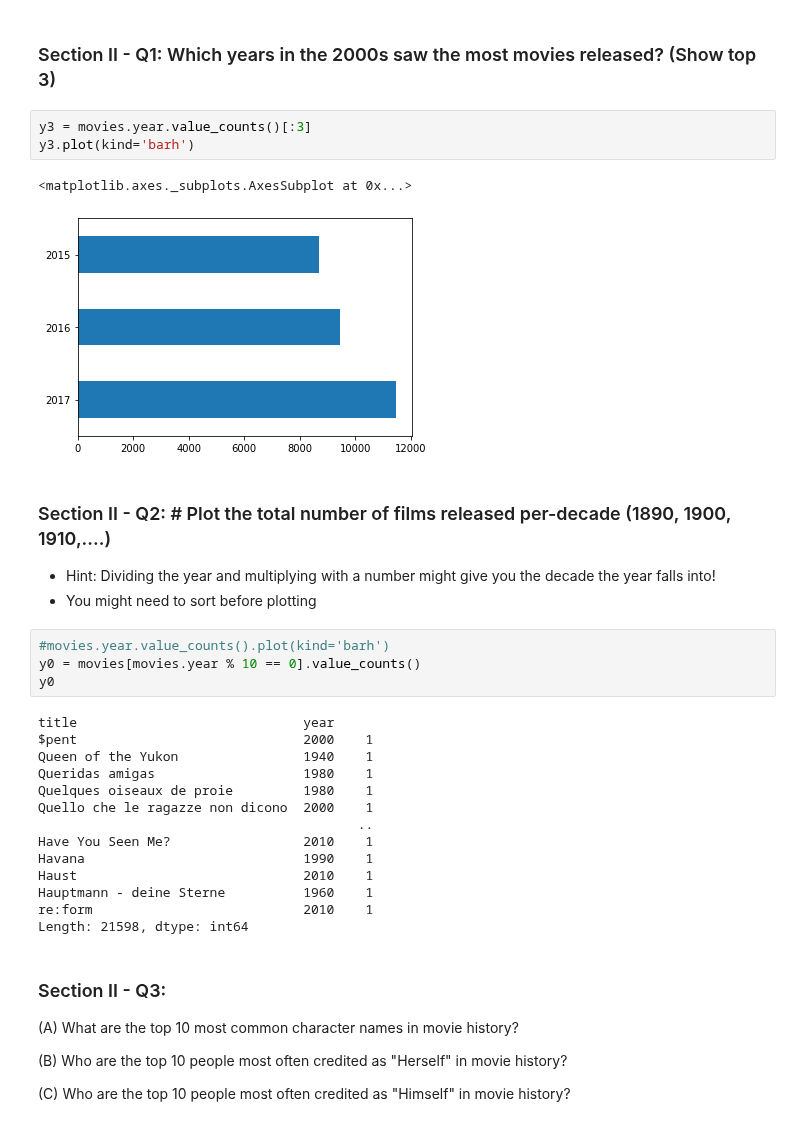
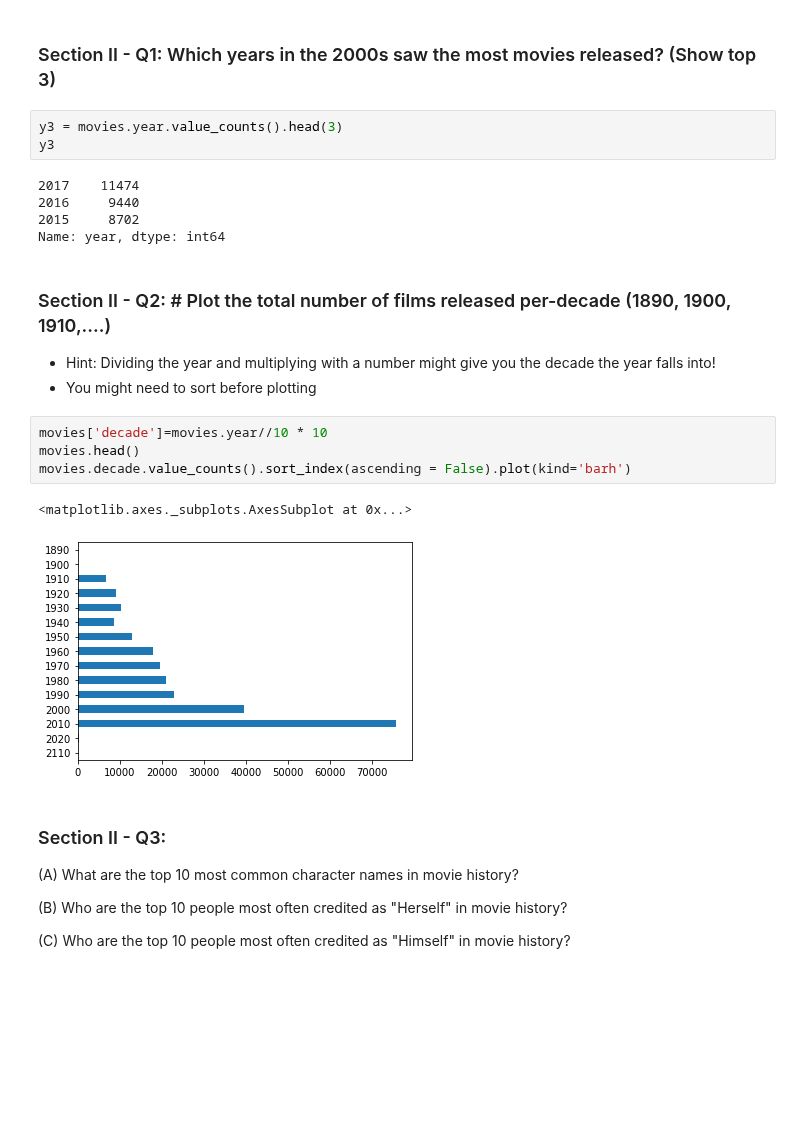
Before and after one commit to aq2oo3/mec-mini-projects, a Jupyter notebook: mec-5.3.10-data-wranging-with-pandas-mini-project/Mini_Project_Data_Wrangling_Pandas.ipynb, the cells around one changed output. Saved outputs shown, nothing was run; the diff lists cells and outputs as text; blank space fills up the shorter version.

```diff
--- a/mec-5.3.10-data-wranging-with-pandas-mini-project/Mini_Project_Data_Wrangling_Pandas.ipynb
+++ b/mec-5.3.10-data-wranging-with-pandas-mini-project/Mini_Project_Data_Wrangling_Pandas.ipynb
@@ -382,33 +377,24 @@ top_ten.plot(kind='barh')
 # %% [markdown]
 ### Section II - Q1:  Which years in the 2000s saw the most movies released? (Show top 3)
 # %%
-y3 = movies.year.value_counts()[:3]
-y3.plot(kind='barh')
+y3 = movies.year.value_counts().head(3)
+y3
 # %% [output]
-<matplotlib.axes._subplots.AxesSubplot at 0x...>
+2017    11474
+2016     9440
+2015     8702
+Name: year, dtype: int64
-[figure, removed]
 # %% [markdown]
 ### Section II - Q2: # Plot the total number of films released per-decade (1890, 1900, 1910,....)
 - Hint: Dividing the year and multiplying with a number might give you the decade the year falls into!
 - You might need to sort before plotting
-# %%
-#movies.year.value_counts().plot(kind='barh')
-y0 = movies[movies.year % 10 == 0].value_counts()
-y0
-# %% [output]
-title                             year
-$pent                             2000    1
-Queen of the Yukon                1940    1
-Queridas amigas                   1980    1
-Quelques oiseaux de proie         1980    1
-Quello che le ragazze non dicono  2000    1
-                                         ..
-Have You Seen Me?                 2010    1
-Havana                            1990    1
-Haust                             2010    1
-Hauptmann - deine Sterne          1960    1
-re:form                           2010    1
-Length: 21598, dtype: int64
+# %%
+movies['decade']=movies.year//10 * 10
+movies.head()
+movies.decade.value_counts().sort_index(ascending = False).plot(kind='barh')
+# %% [output]
+<matplotlib.axes._subplots.AxesSubplot at 0x...>
+[figure, added]
 # %% [markdown]
 ### Section II - Q3:
 
```
Also changed, not shown: parts of 20 cells of this notebook.
